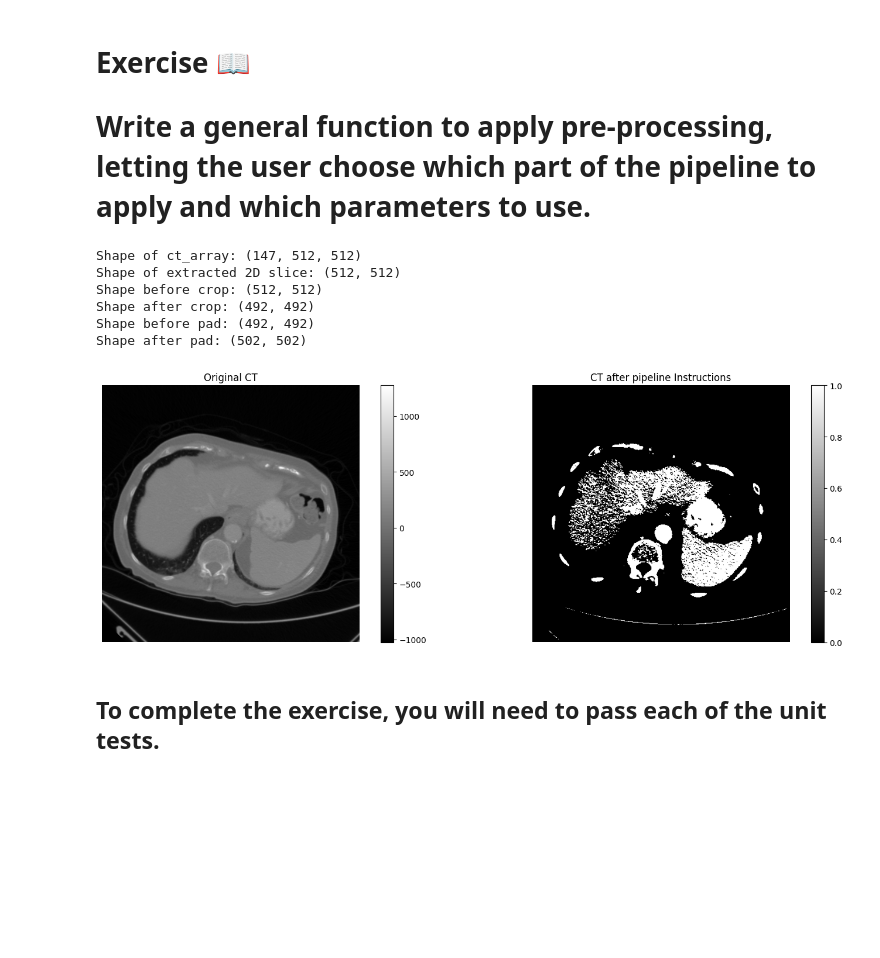
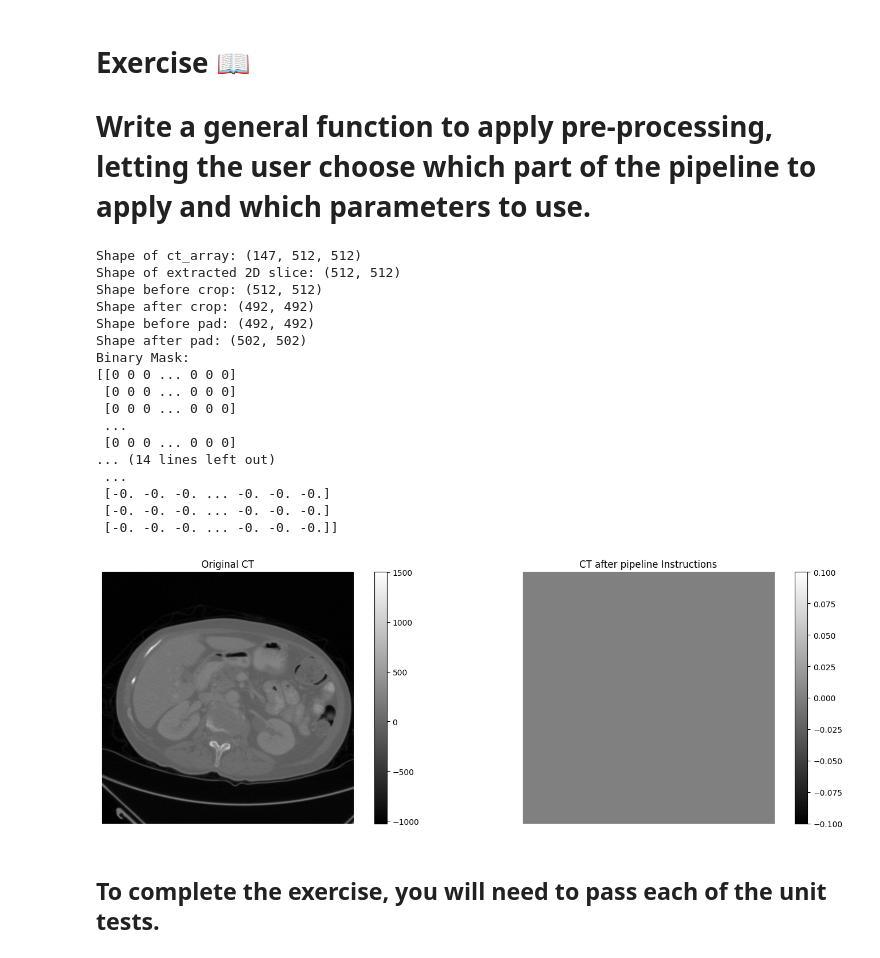
Before and after one commit to joeFPV99/MIPGN, a Jupyter notebook: PythonBasicsNotebookPt1/Processing_to_complete.ipynb, the cells around one changed output. Cells and saved outputs as stored; diff of their text form; code cells hidden in the pictures; blank space fills up the shorter version.

Commit message:
correcte error where only binary would be used for test

```diff
--- a/PythonBasicsNotebookPt1/Processing_to_complete.ipynb
+++ b/PythonBasicsNotebookPt1/Processing_to_complete.ipynb
@@ -298,9 +298,26 @@ def preprocessVolume(image: sitk.Image,
    '''
    if pipelineInstructions.get("mask", {}).get("enable", False):
         threshold = pipelineInstructions["mask"].get("threshold", 0)
+
+        # Create a binary mask where pixels greater than the threshold are True (1), others are False (0)
         binary_mask = sitk.Greater(image, threshold)
-        image = sitk.Cast(binary_mask, sitk.sitkFloat32)
 
+        # Convert the binary mask to a float32 image (1.0 where mask is True, 0.0 where False)
+        binary_mask_float = sitk.Cast(binary_mask, sitk.sitkFloat32)
+        binary_mask_array = sitk.GetArrayFromImage(binary_mask_float)
+
+        # Get the numpy array from the image and the binary mask for easier manipulation
+        image_array = sitk.GetArrayFromImage(image)
+
+        image = image_array * binary_mask_array
+
+
+        print("Binary Mask:")
+        print(sitk.GetArrayFromImage(binary_mask))
+        print("Binary Mask (float32):")
+        print(sitk.GetArrayFromImage(binary_mask_float))
+        print("Final Image:")
+        print(sitk.GetArrayFromImage(image))
 
    return image
 
@@ -312,7 +329,7 @@ def preprocessVolume(image: sitk.Image,
 print(f"Shape of ct_array: {ct_array.shape}")  # Should be (depth, height, width)
 
 # Define the slice index and ensure it's within bounds
-slice_index = 130  # Adjust according to desired depth
+slice_index = 100  # Adjust according to desired depth
 
 # Extract a 2D slice and convert it to a sitk image
 slice_2d_array = ct_array[slice_index, :, :]
@@ -334,47 +351,58 @@ pipelineInstructions = {
         "upper_bound": [5, 5, 5]   # Add 5 pixels of padding on the upper bounds
     },
     "normalize": {
-        "enable": True,
+        "enable": False,
         "lower_value": 0,
         "upper_value": 1
     },
     "mask": {
         "enable": True,
-        "threshold": 0.5
+        "threshold": -2000
     }
 }
 
 #apply the pipeline
 preprocessed_image = preprocessVolume(image, pipelineInstructions)
 
 #original & preprocessed image
 original_img_np = sitk.GetArrayFromImage(image)
 preprocessed_image_np = sitk.GetArrayFromImage(preprocessed_image)
 
 
 #show the plots
 f, axarr = plt.subplots(1, 2, figsize=(15,5))
 
 img = axarr[0].imshow(original_img_np, cmap='gray',origin='lower')
 axarr[0].axis('off')
 axarr[0].set_title('Original CT')
 f.colorbar(img, ax=axarr[0])
 
 img = axarr[1].imshow(preprocessed_image_np, cmap='gray', origin='lower')
 axarr[1].axis('off')
 axarr[1].set_title('CT after pipeline Instructions')
 f.colorbar(img, ax=axarr[1])
 
 plt.tight_layout()
 plt.subplots_adjust(wspace=0, hspace=0)
 # %% [output]
 Shape of ct_array: (147, 512, 512)
 Shape of extracted 2D slice: (512, 512)
 Shape before crop: (512, 512)
 Shape after crop: (492, 492)
 Shape before pad: (492, 492)
 Shape after pad: (502, 502)
+Binary Mask:
+[[0 0 0 ... 0 0 0]
+ [0 0 0 ... 0 0 0]
+ [0 0 0 ... 0 0 0]
+ ...
+ [0 0 0 ... 0 0 0]
+... (14 lines left out)
+ ...
+ [-0. -0. -0. ... -0. -0. -0.]
+ [-0. -0. -0. ... -0. -0. -0.]
+ [-0. -0. -0. ... -0. -0. -0.]]
-[figure, old version]
+[figure, new version]
 # %% [markdown]
 ## To complete the exercise, you will need to pass each of the unit tests.
 # %%
```
Also changed, not shown: parts of 1 cell of this notebook.
